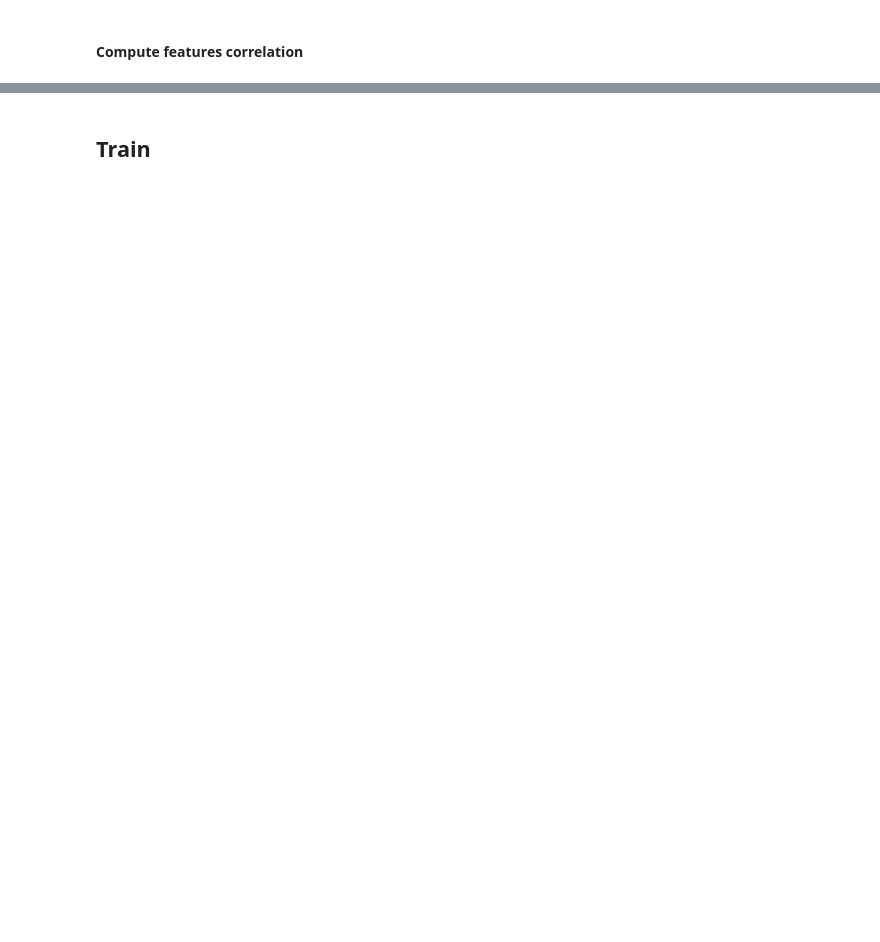
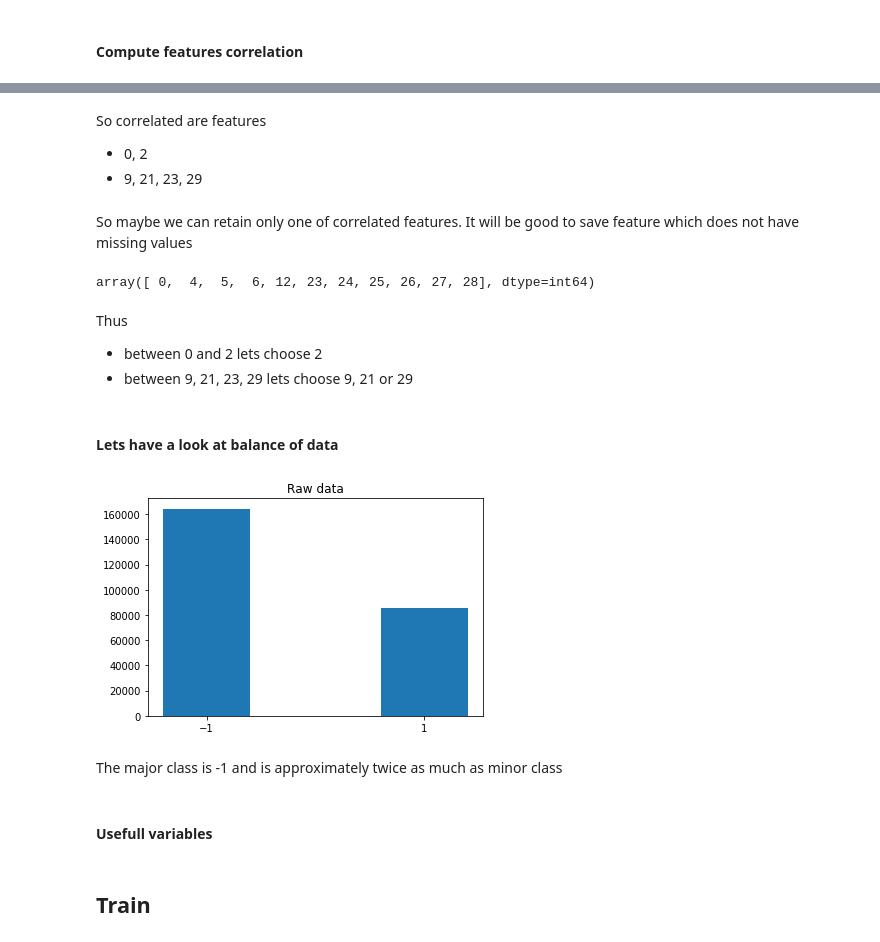
Before and after one commit to oganesManasian/EPFL-Machine-Learning-Higgs-2019, a Jupyter notebook: scripts/project1.ipynb, the cells around one changed output, grey strips where cells are left out. Saved outputs shown, nothing was run; the diff lists cells and outputs as text; code cells hidden in the pictures; blank space fills up the shorter version.

Commit message:
Added methods for preprocessing data

```diff
--- a/scripts/project1.ipynb
+++ b/scripts/project1.ipynb
@@ -108,0 +189,28 @@ sns.heatmap(np.abs(np.round(corr_matrix, decimals=2)),annot=True)
+# %% [markdown]
+So correlated are features
+* 0, 2
+* 9, 21, 23, 29
+# %% [markdown]
+So maybe we can retain only one of correlated features. It will be good to save feature which does not have missing values
+# %%
+missing_values_feature_indices
+# %% [output]
+array([ 0,  4,  5,  6, 12, 23, 24, 25, 26, 27, 28], dtype=int64)
+# %% [markdown]
+Thus
+* between 0 and 2 lets choose 2
+* between 9, 21, 23, 29 lets choose 9, 21 or 29
+# %% [markdown]
+#### Lets have a look at balance of data
+# %%
+unique, count = np.unique(y, return_counts=True)
+plt.bar(unique, count)
+plt.xticks(unique)
+plt.title("Raw data")
+plt.show()
+# %% [output]
+[figure, added]
+# %% [markdown]
+The major class is -1 and is approximately twice as much as minor class
+# %% [markdown]
+#### Usefull variables
```
Also changed, not shown: parts of 38 cells of this notebook, 2 other files.
